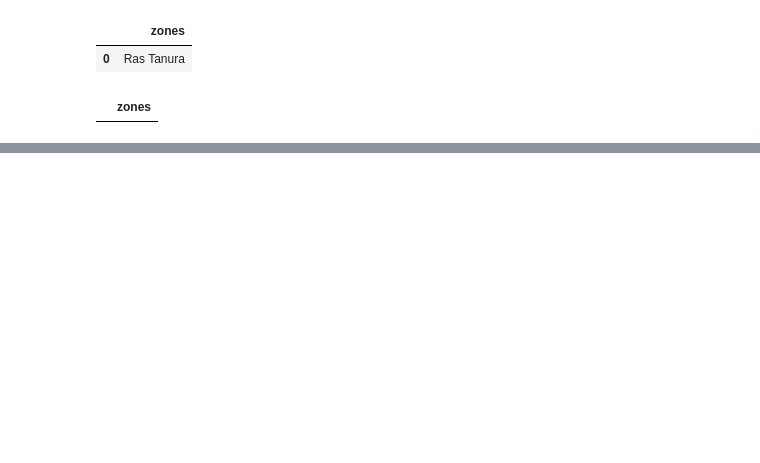
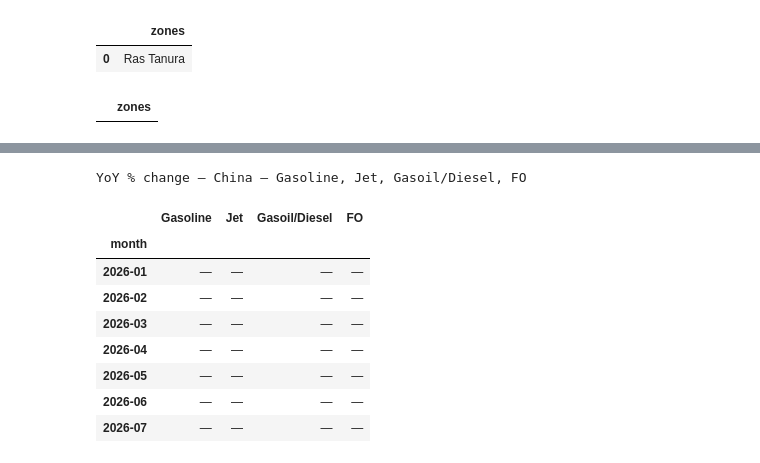
Before and after one commit to lcgr-jg/products_exports_tracking, a Jupyter notebook: kpler_exports_prototype.ipynb, the cells around one changed output, grey strips where cells are left out. Saved outputs shown, nothing was run; the diff lists cells and outputs as text; code cells hidden in the pictures; blank space fills up the shorter version.

```diff
--- a/kpler_exports_prototype.ipynb
+++ b/kpler_exports_prototype.ipynb
@@ -520,0 +1850,18 @@ zones_client.search("Duqm Refinery")   # probably empty or different name
+# %%
+# YoY % change per product (reuses china_monthly — no extra API calls)
+china_yoy = show_monthly_exports_yoy_table(
+    raw=china_monthly,
+    zones=MONTHLY_ZONES,
+    installations=MONTHLY_INSTALLATIONS,
+)
+# %% [output]
+YoY % change — China — Gasoline, Jet, Gasoil/Diesel, FO
+|  | Gasoline | Jet | Gasoil/Diesel | FO |
+| month |  |  |  |  |
+| 2026-01 | — | — | — | — |
+| 2026-02 | — | — | — | — |
+| 2026-03 | — | — | — | — |
+| 2026-04 | — | — | — | — |
+| 2026-05 | — | — | — | — |
+| 2026-06 | — | — | — | — |
+| 2026-07 | — | — | — | — |
```
Also changed, not shown: parts of 17 cells of this notebook, 10 other files.
